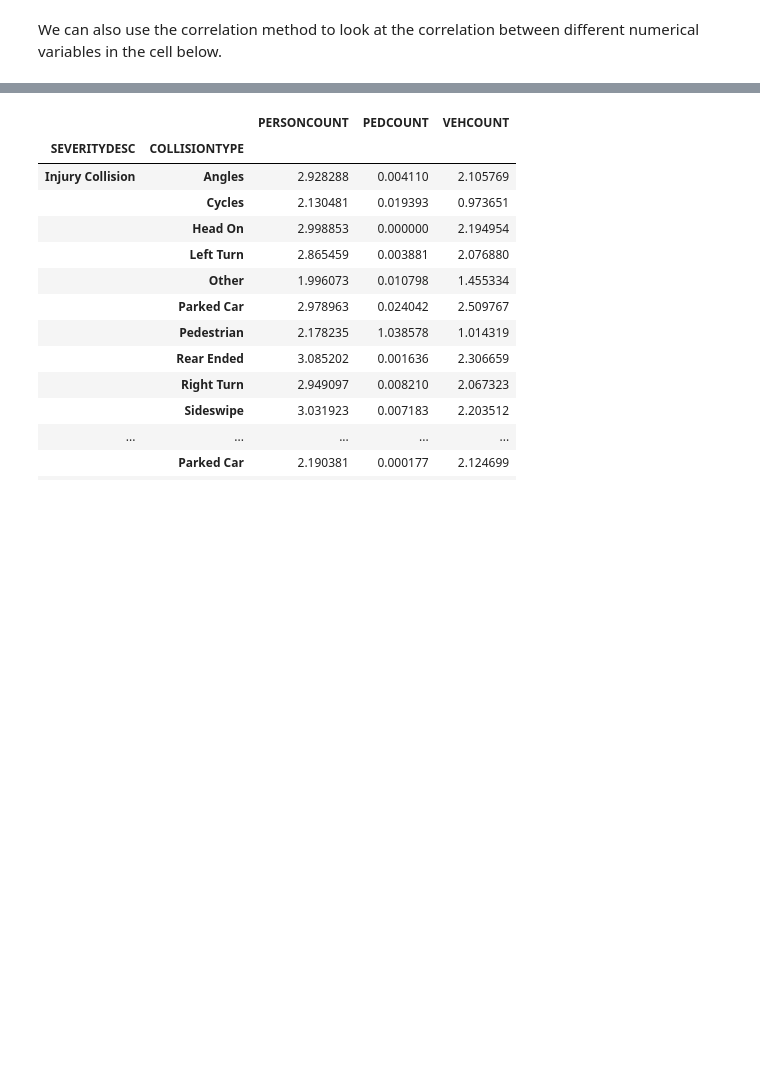
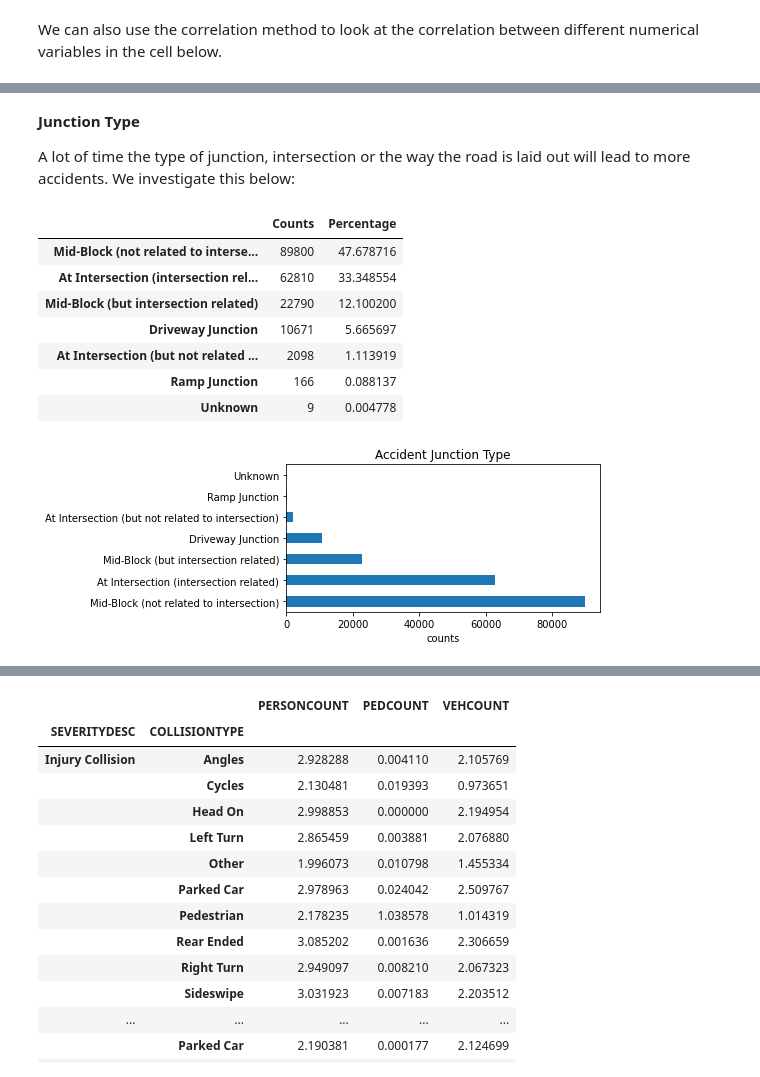
Before and after one commit to analisahill/Coursera_Capstone, a Jupyter notebook: Accident-Severity.ipynb, the cells around one changed output, grey strips where cells are left out. Cells and saved outputs as stored; diff of their text form; code cells hidden in the pictures; blank space fills up the shorter version.

```diff
--- a/Accident-Severity.ipynb
+++ b/Accident-Severity.ipynb
@@ -272,0 +214,24 @@ ax.set(xlabel='counts',  )
+# %% [markdown]
+**Junction Type**
+
+A lot of time the type of junction, intersection or the way the road is laid out will lead to more accidents. We investigate this below:
+# %%
+fig, ax = plt.subplots(figsize=(8,3))
+df['JUNCTIONTYPE'].value_counts().plot.barh(ax=ax)
+ax.set(xlabel='counts', title='Accident Junction Type')
+plt.tight_layout()
+# plt.savefig('images/junctiontype_vs_counts.png')
+
+df_junctype_counts = df['JUNCTIONTYPE'].value_counts().to_frame("Counts")
+df_junctype_perc = (pd.value_counts(df['JUNCTIONTYPE'])/pd.value_counts(df['JUNCTIONTYPE']).sum()*100).to_frame("Percentage")
+df_junctype_counts.join(df_junctype_perc)
+# %% [output]
+|  | Counts | Percentage |
+| Mid-Block (not related to interse... | 89800 | 47.678716 |
+| At Intersection (intersection rel... | 62810 | 33.348554 |
+| Mid-Block (but intersection related) | 22790 | 12.100200 |
+| Driveway Junction | 10671 | 5.665697 |
+| At Intersection (but not related ... | 2098 | 1.113919 |
+| Ramp Junction | 166 | 0.088137 |
+| Unknown | 9 | 0.004778 |
+[figure, added]
```
Also changed, not shown: parts of 56 cells of this notebook.
